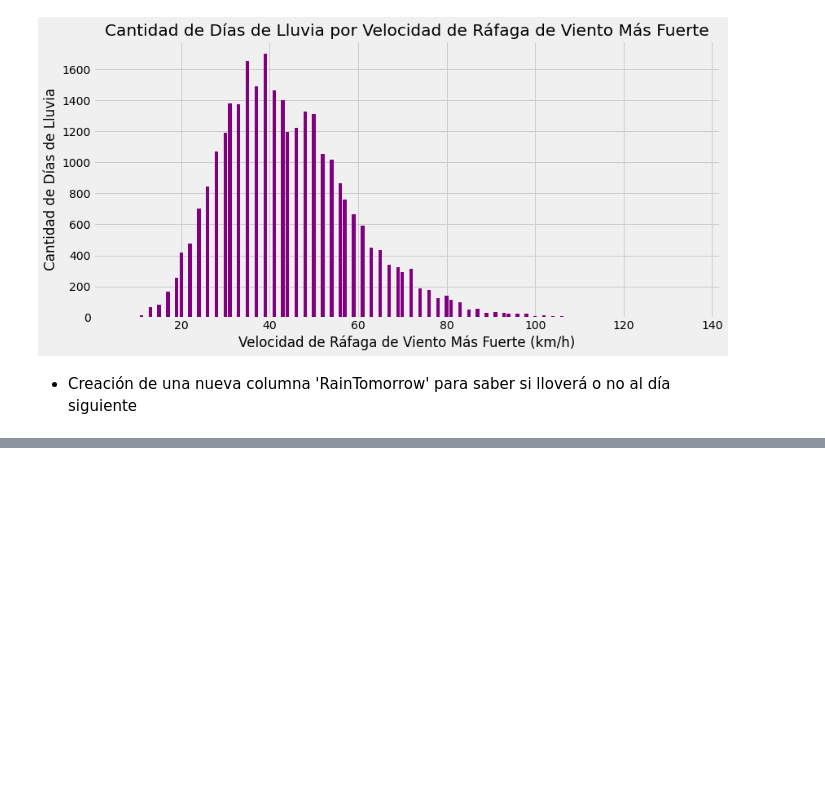
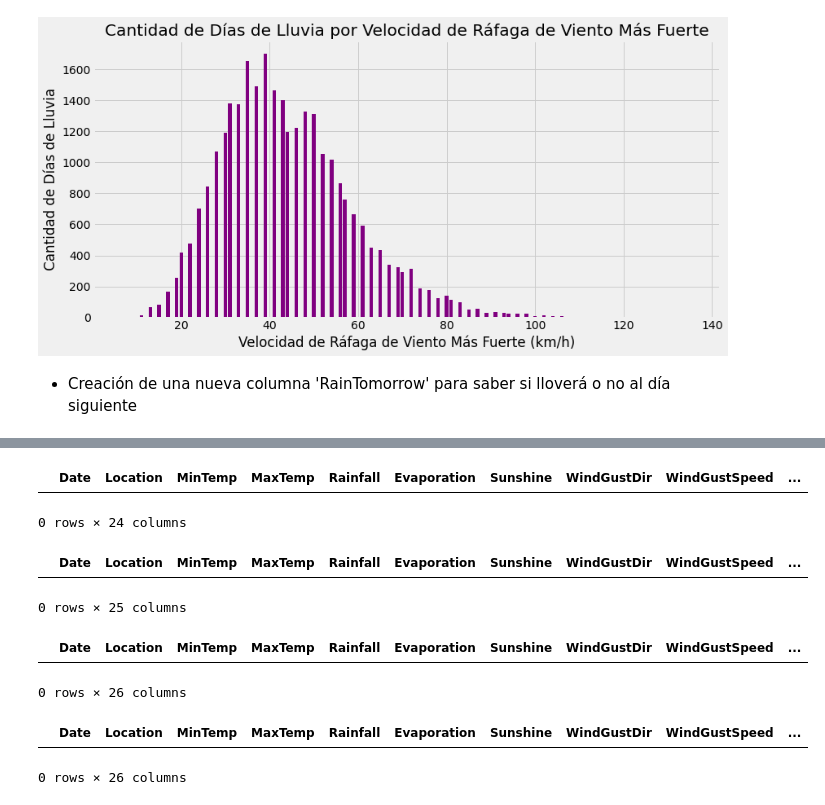
Before and after one commit to xmorh/mineriaDatos, a Jupyter notebook: Entrega1.ipynb, the cells around one changed output, grey strips where cells are left out. Cells and saved outputs as stored; diff of their text form; code cells hidden in the pictures; blank space fills up the shorter version.

```diff
--- a/Entrega1.ipynb
+++ b/Entrega1.ipynb
@@ -639,0 +756,4 @@ plt.show()
+# %%
+# Buscaremos la moda de la temperatura máxima según la ubicación
+moda_maxtemp = data.groupby('Location')['MaxTemp'].transform(lambda x: x.mode()[0] if not x.mode().empty else np.nan)
+print(moda_maxtemp)
@@ -639,0 +773,9 @@ plt.show()
+# %%
+# reemplazando los nulos por moda según ubicación
+data["MaxTemp"].fillna(moda_maxtemp, inplace=True)
+# %%
+# visulizando si quedan nulos
+data[data["MaxTemp"].isnull()]
+# %% [output]
+|  | Date | Location | MinTemp | MaxTemp | Rainfall | Evaporation | Sunshine | WindGustDir | WindGustSpeed | ... |
+0 rows × 24 columns
@@ -639,0 +791,6 @@ plt.show()
+# %%
+# visulizando si quedan nulos
+data[data["RainTomorrow"].isnull()]
+# %% [output]
+|  | Date | Location | MinTemp | MaxTemp | Rainfall | Evaporation | Sunshine | WindGustDir | WindGustSpeed | ... |
+0 rows × 25 columns
@@ -639,0 +806,6 @@ plt.show()
+# %%
+# visulizando si quedan nulos
+data[data["RainToday"].isnull()]
+# %% [output]
+|  | Date | Location | MinTemp | MaxTemp | Rainfall | Evaporation | Sunshine | WindGustDir | WindGustSpeed | ... |
+0 rows × 26 columns
@@ -639,0 +818,6 @@ plt.show()
+# %%
+# visulizando si quedan nulos
+data[data["Temp9am"].isnull()]
+# %% [output]
+|  | Date | Location | MinTemp | MaxTemp | Rainfall | Evaporation | Sunshine | WindGustDir | WindGustSpeed | ... |
+0 rows × 26 columns
```
Also changed, not shown: parts of 32 cells of this notebook.
